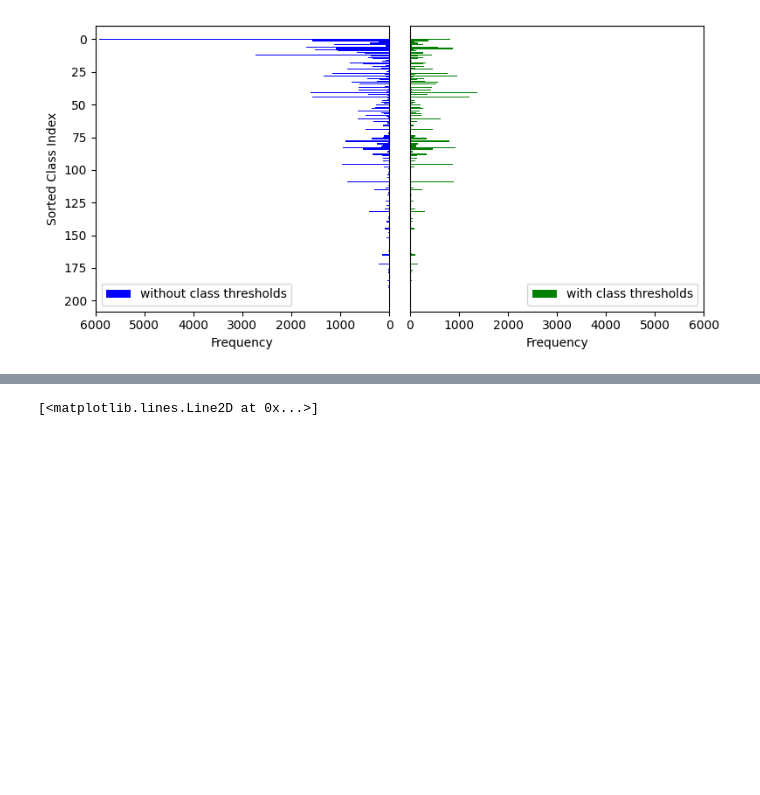
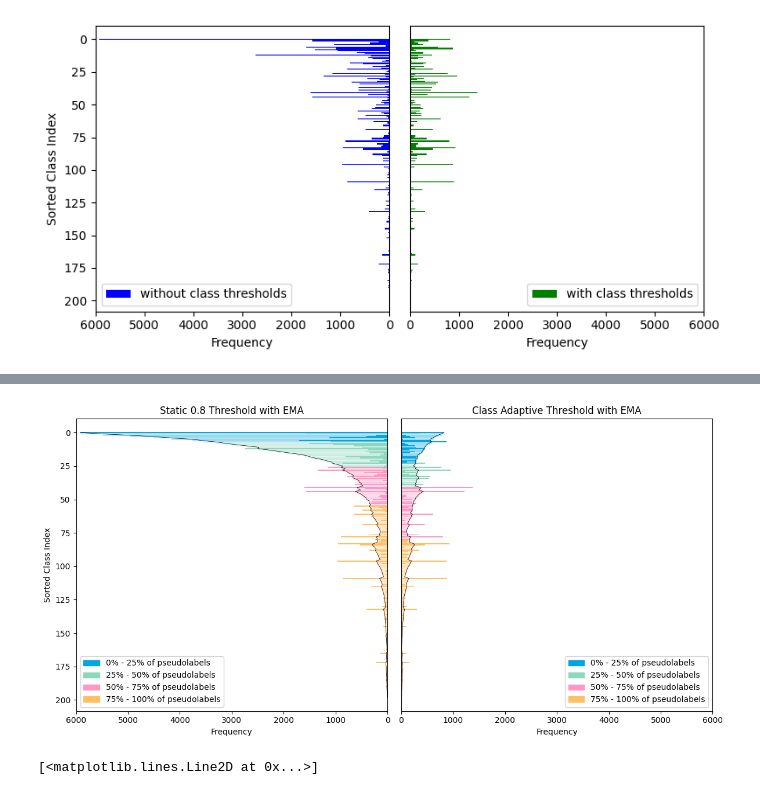
Before and after one commit to Self-Supervised-Learning-CS685/ssl-evaluation, a Jupyter notebook: training_results.ipynb, the cells around one changed output, grey strips where cells are left out. Saved outputs shown, nothing was run; the diff lists cells and outputs as text; code cells hidden in the pictures; blank space fills up the shorter version.

Commit message:
Add EMA line

```diff
--- a/training_results.ipynb
+++ b/training_results.ipynb
@@ -219,3 +158,91 @@ plt.show()
+# %%
+# Parameters
+n_bins = 4
+colors = ['#00A5E3', '#8DD7BF', '#FF96C5', '#FFBF65']
+ema_alpha = 0.1  # EMA smoothing factor
+
+# Function to calculate EMA
+def calculate_ema(frequencies, alpha=0.2):
+    ema = [frequencies[0]]
+    for freq in frequencies[1:]:
+        ema.append(alpha * freq + (1 - alpha) * ema[-1])
+    return np.array(ema)
+
+# Function to get color mapping
+def get_color_map(frequencies):
+    cumsum = np.cumsum(frequencies)
+    total_sum = cumsum[-1]
+    partition_boundaries = np.linspace(0, total_sum, n_bins + 1)
+
+    color_map = []
+    for value in cumsum:
+        for i, boundary in enumerate(partition_boundaries[1:]):
+            if value <= boundary:
+                color_map.append(colors[i])
+                break
+    return color_map
+
+# Calculate EMAs and color maps
+baseline_ema = calculate_ema(ordered_baseline_class_freqs, alpha=ema_alpha)
+new_model_ema = calculate_ema(ordered_new_model_class_freqs, alpha=ema_alpha)
+color_map_baseline = get_color_map(ordered_baseline_class_freqs)
+color_map_new_model = get_color_map(ordered_new_model_class_freqs)
+
+# Create the figure and subplots
+fig, (ax1, ax2) = plt.subplots(1, 2, figsize=(12, 6))
+
+# Plot baseline bars and EMA
+for i in range(len(ordered_baseline_class_freqs)):
+    ax1.barh(i, ordered_baseline_class_freqs[i], color=color_map_baseline[i])
+ax1.plot(baseline_ema, range(len(ordered_baseline_class_freqs)), color='black', linewidth=0.5)  # EMA Line
+for i in range(len(ordered_baseline_class_freqs) - 1):
+    ax1.fill_betweenx(
+        [i, i + 1],
+        baseline_ema[i],
+        0,
+        color=color_map_baseline[i],
+        alpha=0.2
+    )
+
+ax1.set_title('Static 0.8 Threshold with EMA')
+ax1.set_xlabel('Frequency')
+ax1.set_ylabel('Sorted Class Index')
+ax1.set_xlim(0, 6000)  # Adjust x-axis limit for visibility
+ax1.invert_yaxis()
+ax1.invert_xaxis()
+
+# Plot new model bars and EMA
+for i in range(len(ordered_new_model_class_freqs)):
+    ax2.barh(i, ordered_new_model_class_freqs[i], color=color_map_new_model[i])
+ax2.plot(new_model_ema, range(len(ordered_new_model_class_freqs)), color='black', linewidth=0.5)  # EMA Line
+for i in range(len(ordered_new_model_class_freqs) - 1):
+    ax2.fill_betweenx(
+        [i, i + 1],
+        new_model_ema[i],
+        0,
+        color=color_map_new_model[i],
+        alpha=0.2
+    )
+
+ax2.set_title('Class Adaptive Threshold with EMA')
+ax2.set_xlabel('Frequency')
+ax2.set_xlim(0, 6000)
+ax2.set_yticks([])
+ax2.invert_yaxis()
+
+# Create custom legend
+legend_labels = [f'{(i * 25)}% - {(i + 1) * 25}% of pseudolabels' for i in range(n_bins)]
+handles = [Patch(color=color, label=label) for color, label in zip(colors, legend_labels)]
+
+# Add the legend
+ax1.legend(handles=handles, loc='lower left')
+ax2.legend(handles=handles, loc='lower right')
+
+# Show the plot
+plt.tight_layout()
+plt.show()
+# %% [output]
+[figure, added]
 # %%
 data = pd.read_csv('results/semi_fungi_PL_in_0_95/global_thresh_top1.txt', header=None, sep=' ')
 data.columns = ['Threshold', 'Top1Acc', 'Loss', 'MissMatchPerc', 'Confidence']
```
Also changed, not shown: parts of 4 cells of this notebook.
